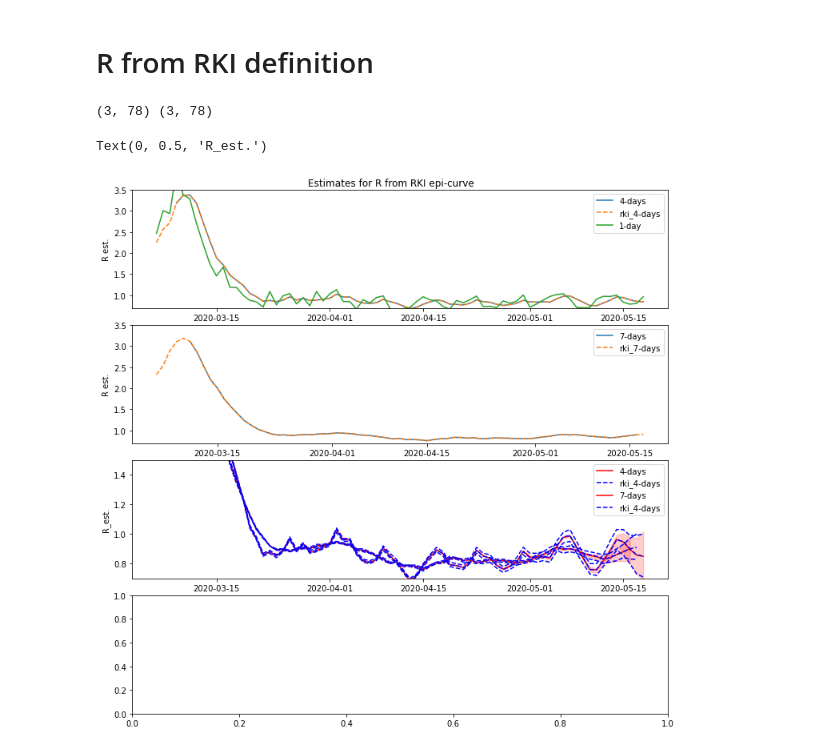
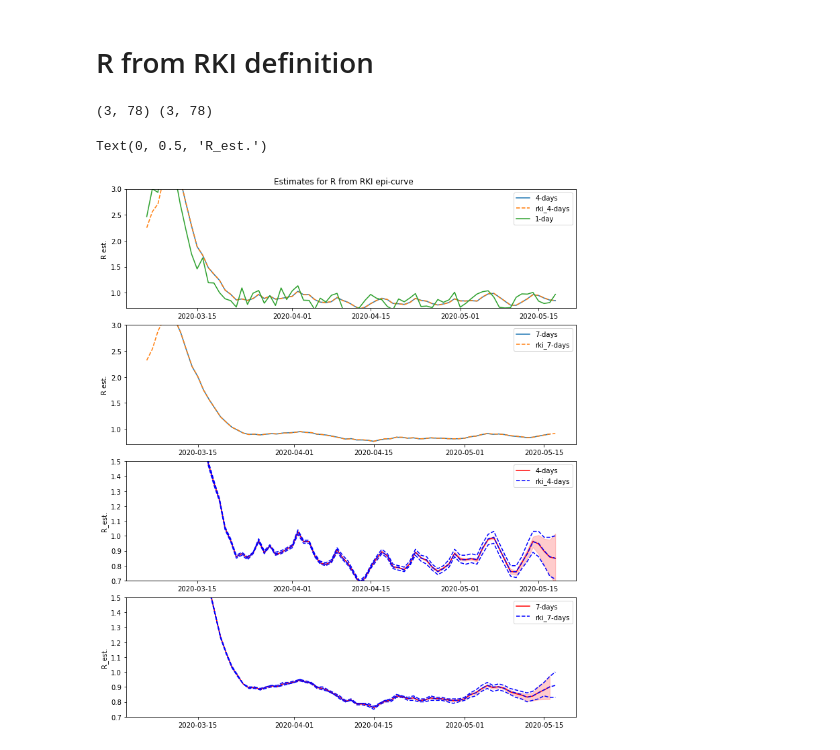
Before and after one commit to Priesemann-Group/covid19_research, a Jupyter notebook: data_exploration/R_RKI.ipynb, the cells around one changed output. Drawn from its saved outputs; the diff is of its cells as text; code cells hidden in the pictures.

```diff
--- a/data_exploration/R_RKI.ipynb
+++ b/data_exploration/R_RKI.ipynb
@@ -45,10 +45,6 @@ def RKI_R(infected_t,window=4):
     infected: Timeseries or trace
     window: averaging window
     """
-    offset = 0
-    if window == 7:
-        offset = -1
-
     r = np.zeros(infected_t.shape) # Empty array with the same shape as Timeseries
 
     if infected_t.ndim == 1:
@@ -57,7 +53,7 @@ def RKI_R(infected_t,window=4):
         elif window == 7:
             for i in range(10,infected_t.shape[-1]-1):
                 # NOTE: R7_Wert[t-1] <- sum(data$NeuErk[t-0:6]) / sum(data&NeuErk[t-4:10])
-                # Indexing in R is inclusive, in numpy exclusive: upper boundary in sum is increased by 1
+                # Indexing in R (the stat-language) is inclusive, in numpy exclusive: upper boundary in sum is increased by 1
                 r[i-1] = np.sum(infected_t[i-6:i+1]) / np.sum(infected_t[i-10:i-4+1])
         else: # Default window = 4
             for i in range(7,infected_t.shape[-1]):
@@ -89,7 +85,7 @@ r_rki7_low = nowcast_df["R_7_low"].to_numpy(dtype=np.float64)
 r_rki7_high = nowcast_df["R_7_high"].to_numpy(dtype=np.float64)
 
 # Plot stuff
-fig, axes = plt.subplots(4, 1, figsize = (10,10),squeeze=False)
+fig, axes = plt.subplots(4, 1, figsize = (10,12),squeeze=False)
 fig.subplots_adjust(wspace=0.15,hspace=0.14,left=0.05,right=0.98,top=0.96,bottom=0.05)
 fig.suptitle('Estimates for R from RKI epi-curve')
 ax = axes[0,0]
@@ -104,39 +100,39 @@ bx.plot(nowcast_df["date"],r_rki7,"--",label="rki_7-days")
 
 ax.plot(nowcast_df["date"],RKI_R(onsets,1),label="1-day")
 
-ax.set_ylim(.7,3.5)
+ax.set_ylim(.7,3.)
 ax.legend()
 ax.set_ylabel("R est.")
-bx.set_ylim(.7,3.5)
+bx.set_ylim(.7,3.)
 bx.legend()
 bx.set_ylabel("R est.")
 
 # Timeseries Trace-like as Matrix
 onsets_trace = np.array([onsets_low,onsets,onsets_high])
 my_rki4 = RKI_R(onsets_trace,4)
 my_rki7 = RKI_R(onsets_trace,7)
 print(onsets_trace.shape,my_rki4.shape)
 
 cx = axes[2,0]
 cx.plot(nowcast_df["date"],my_rki4[1],label="4-days",color="red")
 cx.fill_between(nowcast_df["date"],my_rki4[0],my_rki4[2],alpha=.2,color="red")
 cx.plot(nowcast_df["date"],r_rki4,"--",color="blue",label="rki_4-days")
 cx.plot(nowcast_df["date"],r_rki4_low,"--",color="blue")
 cx.plot(nowcast_df["date"],r_rki4_high,"--",color="blue")
 cx.set_ylim(.7,1.5)
 cx.legend()
 cx.set_ylabel("R_est.")
 
-dx = axes[2,0]
+dx = axes[3,0]
 dx.plot(nowcast_df["date"],my_rki7[1],label="7-days",color="red")
 dx.fill_between(nowcast_df["date"],my_rki7[0],my_rki7[2],alpha=.2,color="red")
-dx.plot(nowcast_df["date"],r_rki7,"--",color="blue",label="rki_4-days")
+dx.plot(nowcast_df["date"],r_rki7,"--",color="blue",label="rki_7-days")
 dx.plot(nowcast_df["date"],r_rki7_low,"--",color="blue")
 dx.plot(nowcast_df["date"],r_rki7_high,"--",color="blue")
 dx.set_ylim(.7,1.5)
 dx.legend()
 dx.set_ylabel("R_est.")
 # %% [output]
 (3, 78) (3, 78)
 Text(0, 0.5, 'R_est.')
-[figure, old version]
+[figure, new version]
```
Also changed, not shown: 2 other files.
